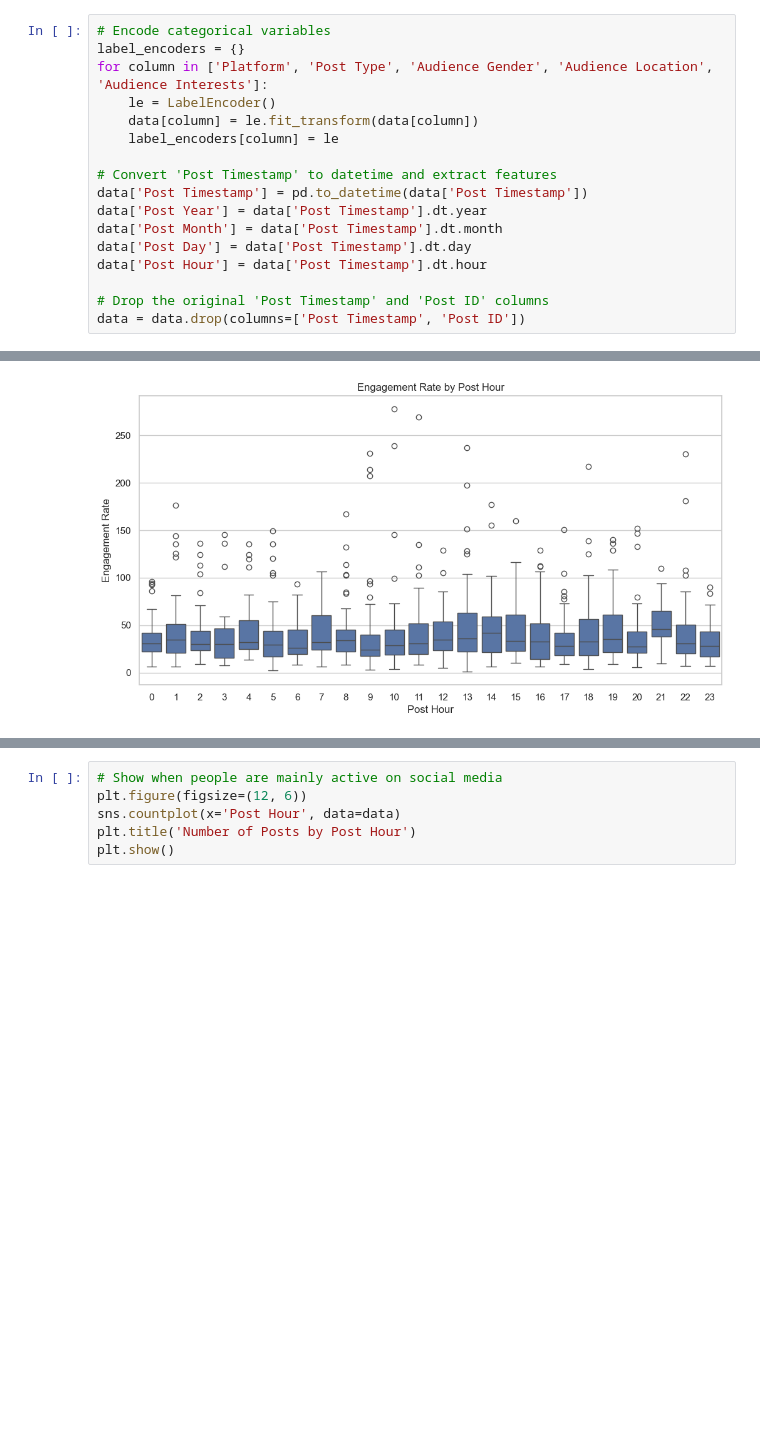
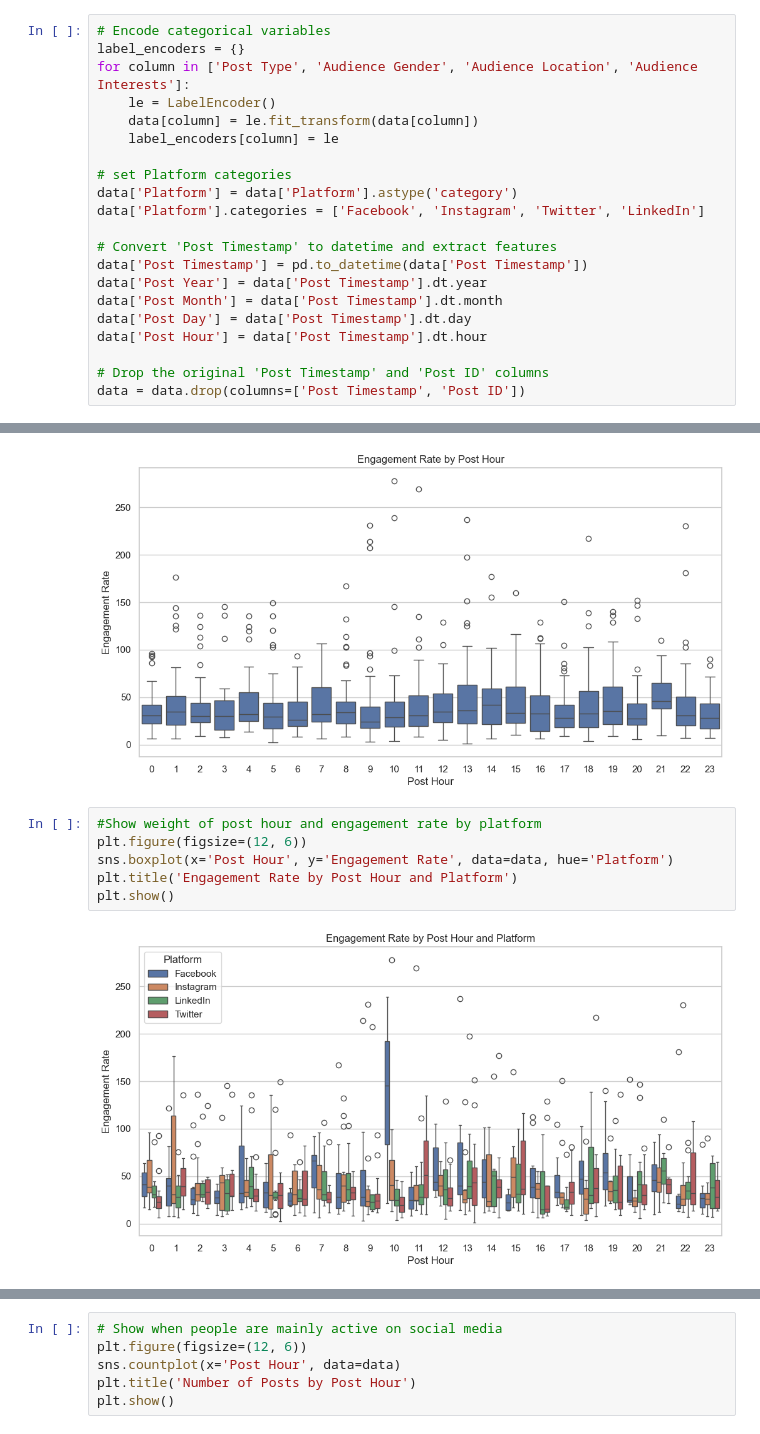
Before and after one commit to polymons/Deep-Learning-Experiments, a Jupyter notebook: social-media-engagement.ipynb, the cells around one changed output, grey strips where cells are left out. Drawn from its saved outputs; the diff is of its cells as text; blank space fills up the shorter version.

```diff
--- a/social-media-engagement.ipynb
+++ b/social-media-engagement.ipynb
@@ -51,10 +80,14 @@ data = data.drop(columns=['Campaign ID', 'Influencer ID', 'Sentiment'])
 # %%
 # Encode categorical variables
 label_encoders = {}
-for column in ['Platform', 'Post Type', 'Audience Gender', 'Audience Location', 'Audience Interests']:
+for column in ['Post Type', 'Audience Gender', 'Audience Location', 'Audience Interests']:
     le = LabelEncoder()
     data[column] = le.fit_transform(data[column])
     label_encoders[column] = le
+
+# set Platform categories
+data['Platform'] = data['Platform'].astype('category')
+data['Platform'].categories = ['Facebook', 'Instagram', 'Twitter', 'LinkedIn']
 
 # Convert 'Post Timestamp' to datetime and extract features
 data['Post Timestamp'] = pd.to_datetime(data['Post Timestamp'])
@@ -102,3 +108,11 @@ plt.title('Engagement Rate by Post Hour')
 plt.show()
 # %% [output]
 [figure]
+# %%
+#Show weight of post hour and engagement rate by platform
+plt.figure(figsize=(12, 6))
+sns.boxplot(x='Post Hour', y='Engagement Rate', data=data, hue='Platform')
+plt.title('Engagement Rate by Post Hour and Platform')
+plt.show()
+# %% [output]
+[figure, added]
```
Also changed, not shown: parts of 7 cells of this notebook.
